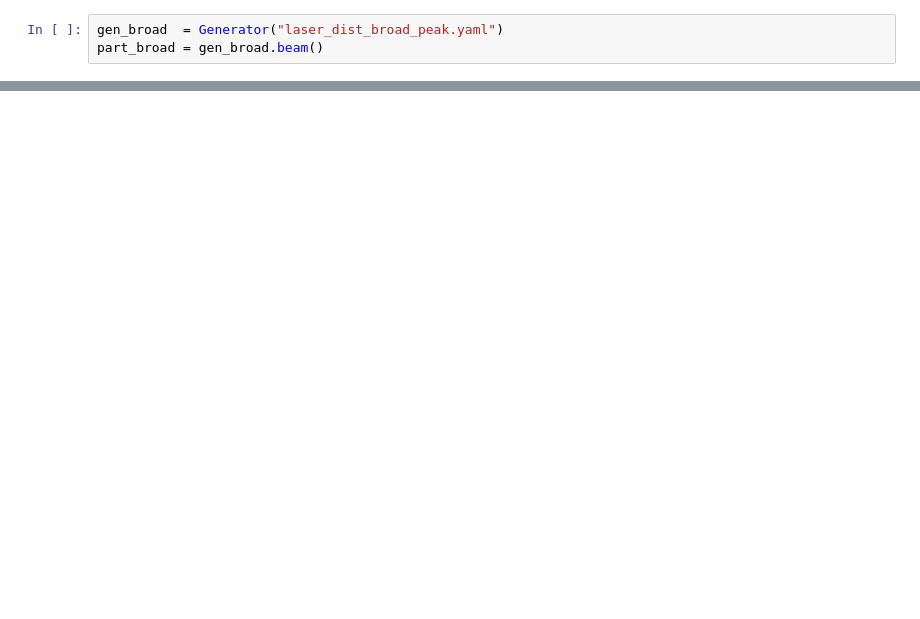
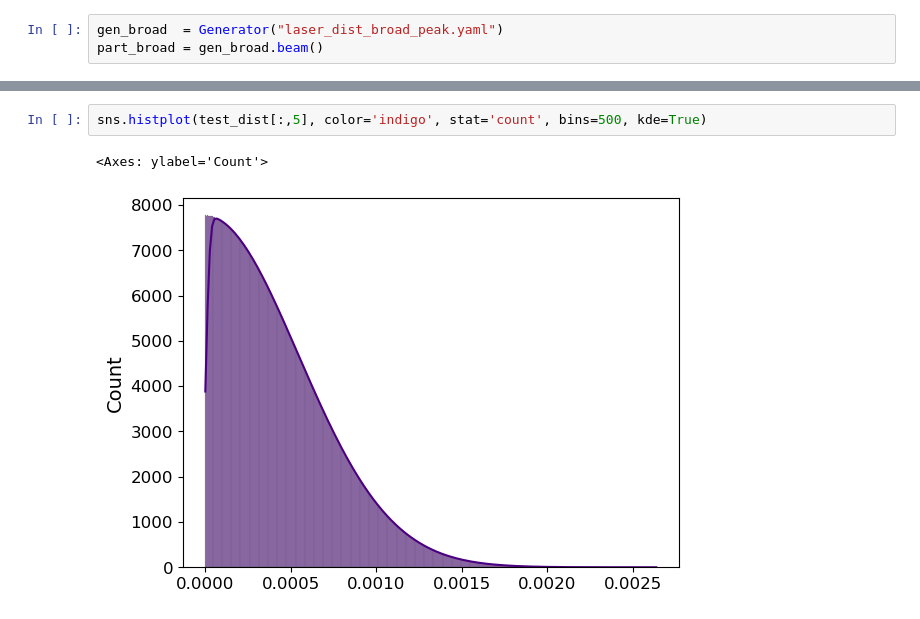
Before and after one commit to slaclab/beam-shaping, a Jupyter notebook: md2025/distributions/test_dist.ipynb, the cells around one changed output, grey strips where cells are left out. Saved outputs shown, nothing was run; the diff lists cells and outputs as text; blank space fills up the shorter version.

```diff
--- a/md2025/distributions/test_dist.ipynb
+++ b/md2025/distributions/test_dist.ipynb
@@ -53,0 +114,5 @@ write_astra(part_broad, 'astra_broad_dist.txt', verbose=False, params=None, spec
+# %%
+sns.histplot(test_dist[:,5], color='indigo', stat='count', bins=500, kde=True)
+# %% [output]
+<Axes: ylabel='Count'>
+[figure, added]
```
Also changed, not shown: parts of 18 cells of this notebook, 2 other files.
